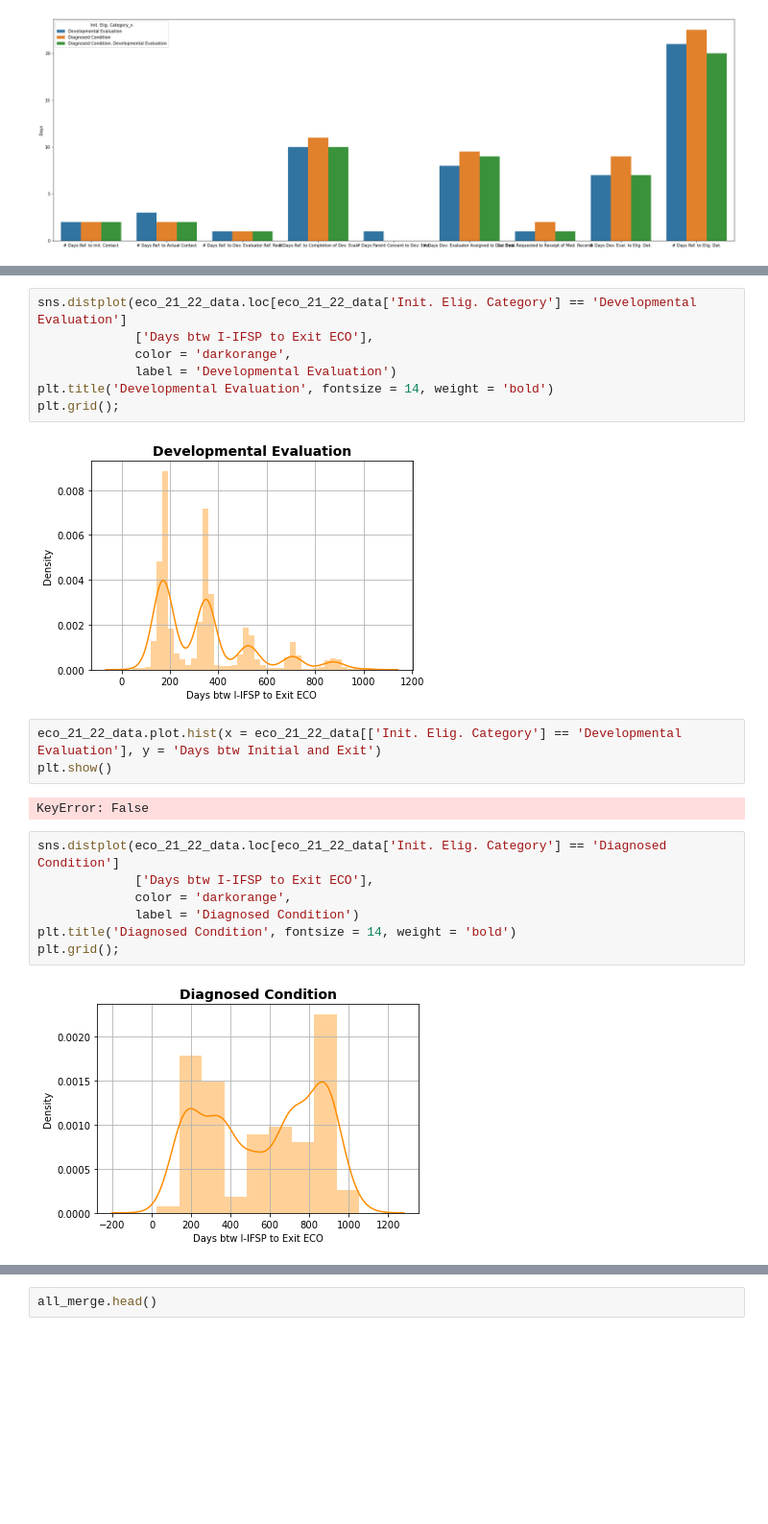
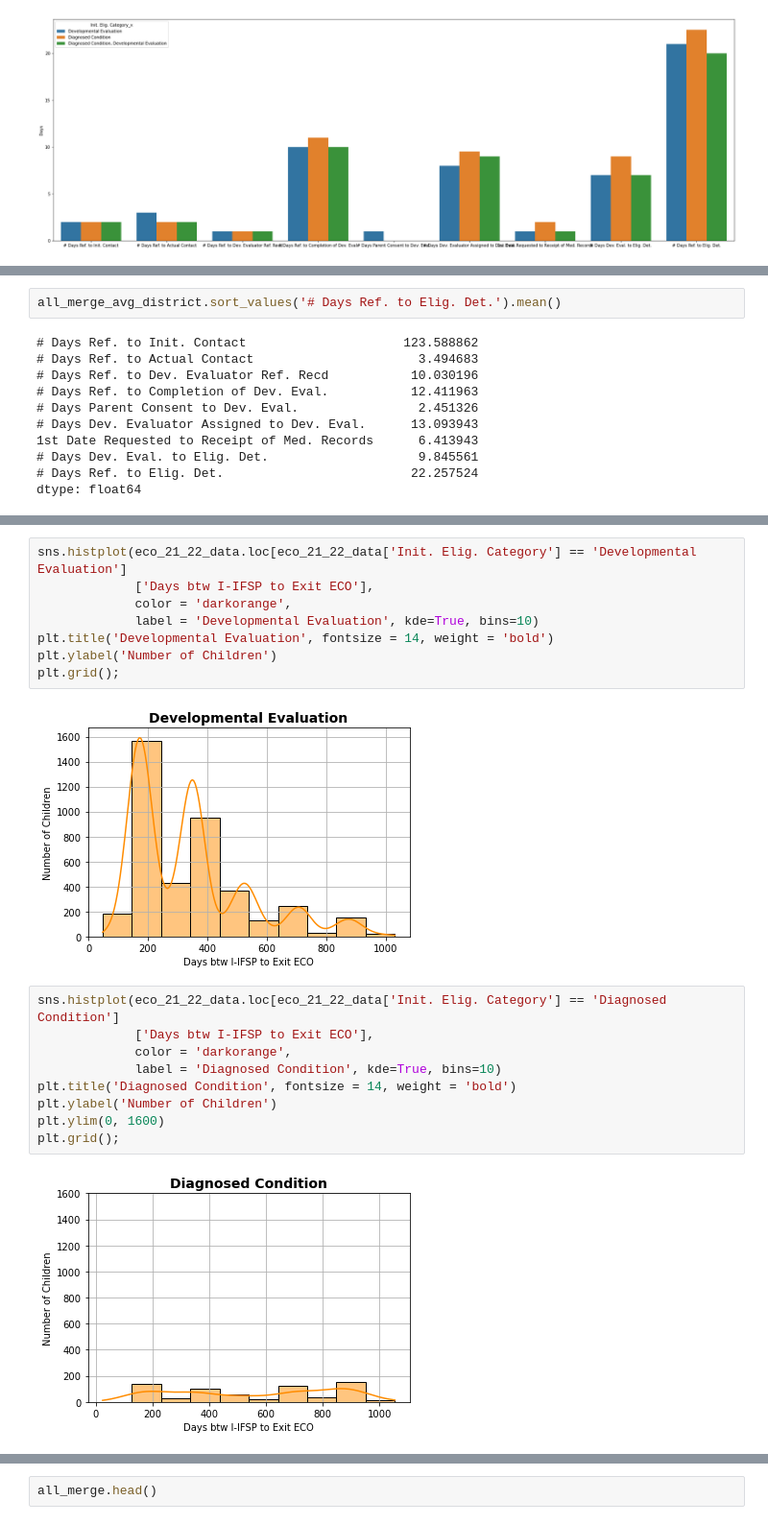
Before and after one commit to NSS-Data-Analytics-Cohort-7/didd-newbalancesonthebloc, a Jupyter notebook: Notebook/DIDD_partner_project.ipynb, the cells around one changed output, grey strips where cells are left out. Shown: that part at 96% size. Saved outputs shown, nothing was run; the diff lists cells and outputs as text; blank space fills up the shorter version.

```diff
--- a/Notebook/DIDD_partner_project.ipynb
+++ b/Notebook/DIDD_partner_project.ipynb
@@ -644,3 +761,16 @@ plt.title('Avg. Days From Referral to Eligibility Determination - By District',
+# %%
+all_merge_avg_district.sort_values('# Days Ref. to Elig. Det.').mean()
+# %% [output]
+# Days Ref. to Init. Contact                     123.588862
+# Days Ref. to Actual Contact                      3.494683
+# Days Ref. to Dev. Evaluator Ref. Recd           10.030196
+# Days Ref. to Completion of Dev. Eval.           12.411963
+# Days Parent Consent to Dev. Eval.                2.451326
+# Days Dev. Evaluator Assigned to Dev. Eval.      13.093943
+1st Date Requested to Receipt of Med. Records      6.413943
+# Days Dev. Eval. to Elig. Det.                    9.845561
+# Days Ref. to Elig. Det.                         22.257524
+dtype: float64
 # %%
 eco_21_22_data.head()
 # %% [output]
@@ -651,26 +781,24 @@ eco_21_22_data.head()
 | 5 | ET | 494216.0 | 2.0 | 4.0 | 6.0 | 4.0 | ... |
 | 6 | ET | 449725.0 | 4.0 | 5.0 | 7.0 | 7.0 | ... |
 # %%
-sns.distplot(eco_21_22_data.loc[eco_21_22_data['Init. Elig. Category'] == 'Developmental Evaluation']
+sns.histplot(eco_21_22_data.loc[eco_21_22_data['Init. Elig. Category'] == 'Developmental Evaluation']
              ['Days btw I-IFSP to Exit ECO'],
              color = 'darkorange',
-             label = 'Developmental Evaluation')
+             label = 'Developmental Evaluation', kde=True, bins=10)
 plt.title('Developmental Evaluation', fontsize = 14, weight = 'bold')
+plt.ylabel('Number of Children')
 plt.grid();
 # %% [output]
-[figure, old version]
+[figure, new version]
-# %%
-eco_21_22_data.plot.hist(x = eco_21_22_data[['Init. Elig. Category'] == 'Developmental Evaluation'], y = 'Days btw Initial and Exit')
-plt.show()
-# %% [output]
-KeyError: False
 # %%
-sns.distplot(eco_21_22_data.loc[eco_21_22_data['Init. Elig. Category'] == 'Diagnosed Condition']
+sns.histplot(eco_21_22_data.loc[eco_21_22_data['Init. Elig. Category'] == 'Diagnosed Condition']
              ['Days btw I-IFSP to Exit ECO'],
              color = 'darkorange',
-             label = 'Diagnosed Condition')
+             label = 'Diagnosed Condition', kde=True, bins=10)
 plt.title('Diagnosed Condition', fontsize = 14, weight = 'bold')
+plt.ylabel('Number of Children')
+plt.ylim(0, 1600)
 plt.grid();
 # %% [output]
-[figure, old version]
+[figure, new version]
 # %%
```
Also changed, not shown: parts of 45 cells of this notebook.
